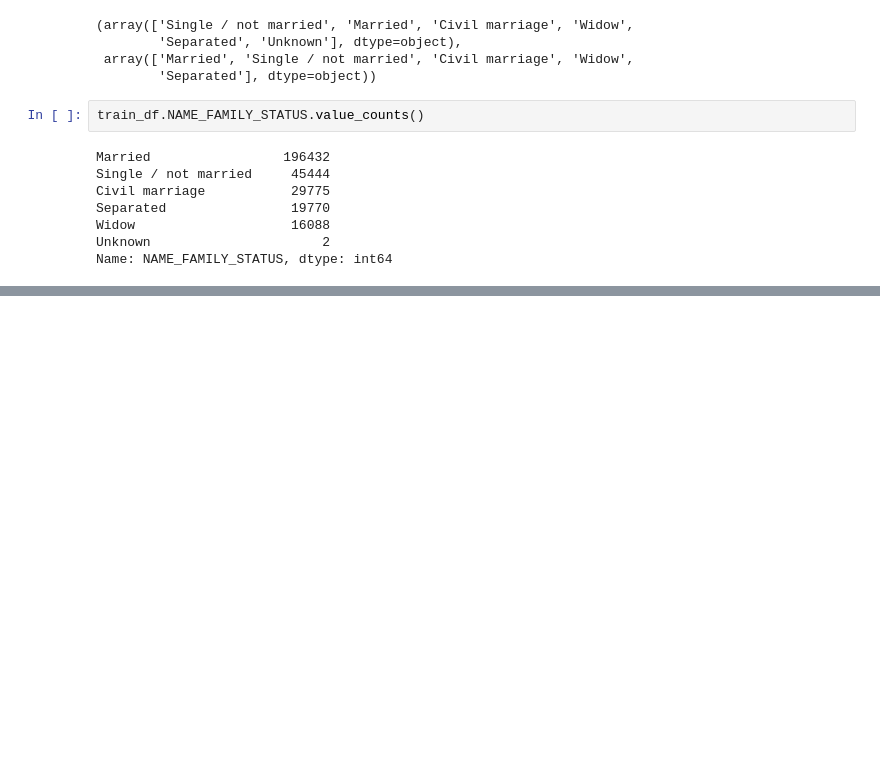
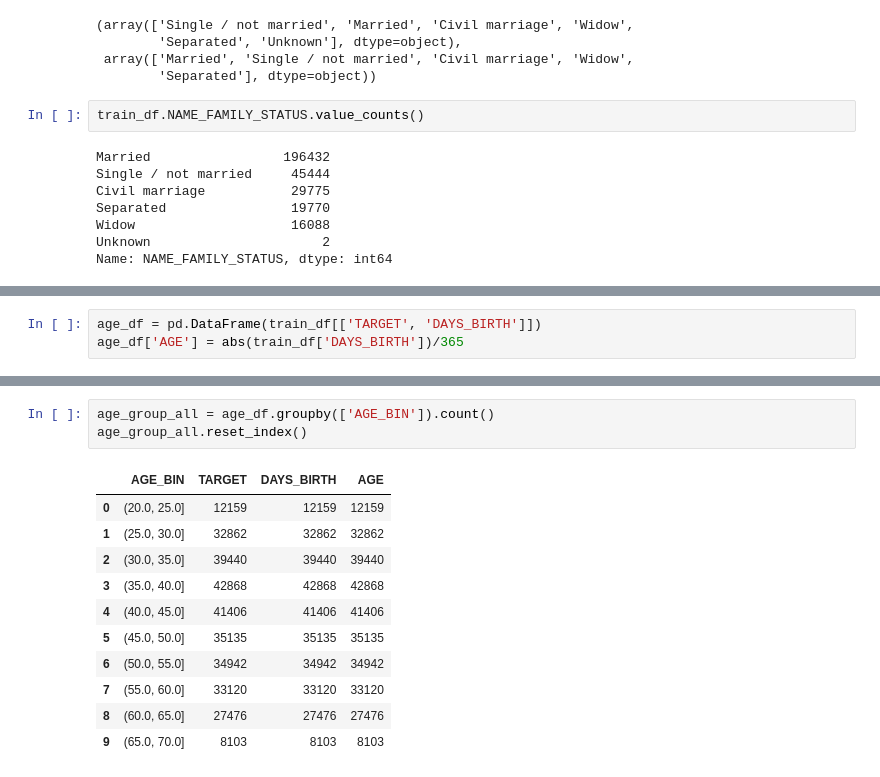
Before and after one commit to misbah-uddin/home_credit_default_risk, a Jupyter notebook: home_credit_default_risk_notebook_data_analysis.ipynb, the cells around one changed output, grey strips where cells are left out. Cells and saved outputs as stored; diff of their text form; blank space fills up the shorter version.

```diff
--- a/home_credit_default_risk_notebook_data_analysis.ipynb
+++ b/home_credit_default_risk_notebook_data_analysis.ipynb
@@ -220,0 +267,3 @@ We should convert categorical features to one-hot encoded features. This is due
+# %%
+age_df = pd.DataFrame(train_df[['TARGET', 'DAYS_BIRTH']])
+age_df['AGE'] = abs(train_df['DAYS_BIRTH'])/365
@@ -220,0 +280,15 @@ We should convert categorical features to one-hot encoded features. This is due
+# %%
+age_group_all = age_df.groupby(['AGE_BIN']).count()
+age_group_all.reset_index()
+# %% [output]
+|  | AGE_BIN | TARGET | DAYS_BIRTH | AGE |
+| 0 | (20.0, 25.0] | 12159 | 12159 | 12159 |
+| 1 | (25.0, 30.0] | 32862 | 32862 | 32862 |
+| 2 | (30.0, 35.0] | 39440 | 39440 | 39440 |
+| 3 | (35.0, 40.0] | 42868 | 42868 | 42868 |
+| 4 | (40.0, 45.0] | 41406 | 41406 | 41406 |
+| 5 | (45.0, 50.0] | 35135 | 35135 | 35135 |
+| 6 | (50.0, 55.0] | 34942 | 34942 | 34942 |
+| 7 | (55.0, 60.0] | 33120 | 33120 | 33120 |
+| 8 | (60.0, 65.0] | 27476 | 27476 | 27476 |
+| 9 | (65.0, 70.0] | 8103 | 8103 | 8103 |
```
Also changed, not shown: parts of 15 cells of this notebook.
